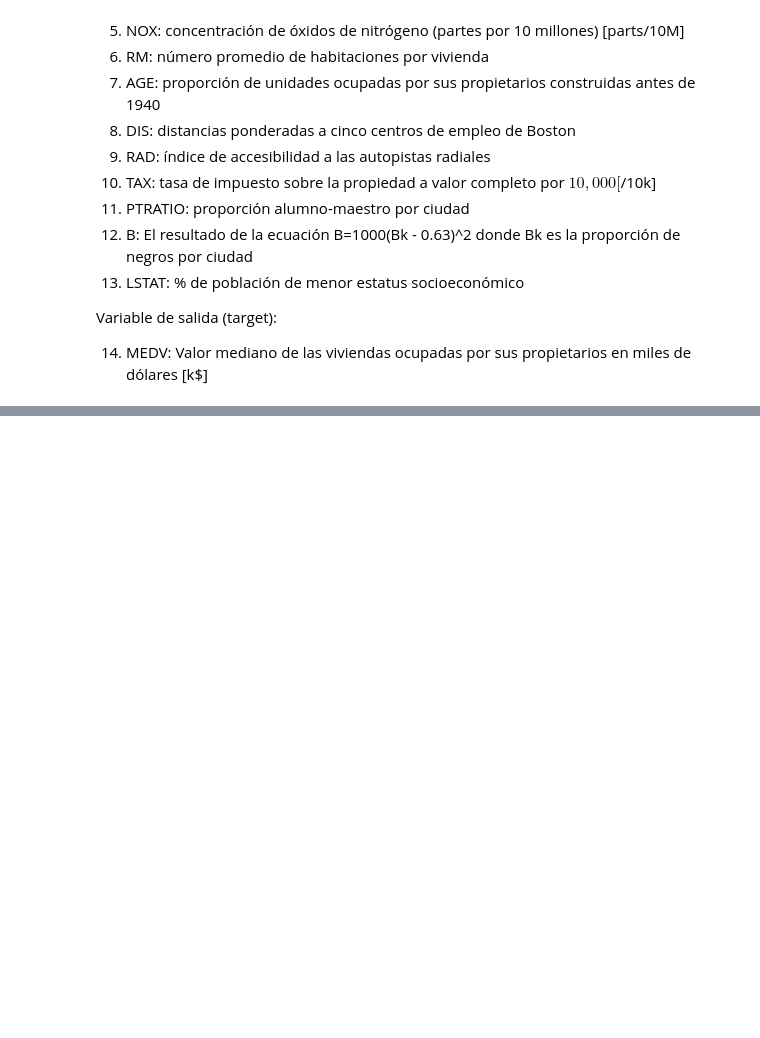
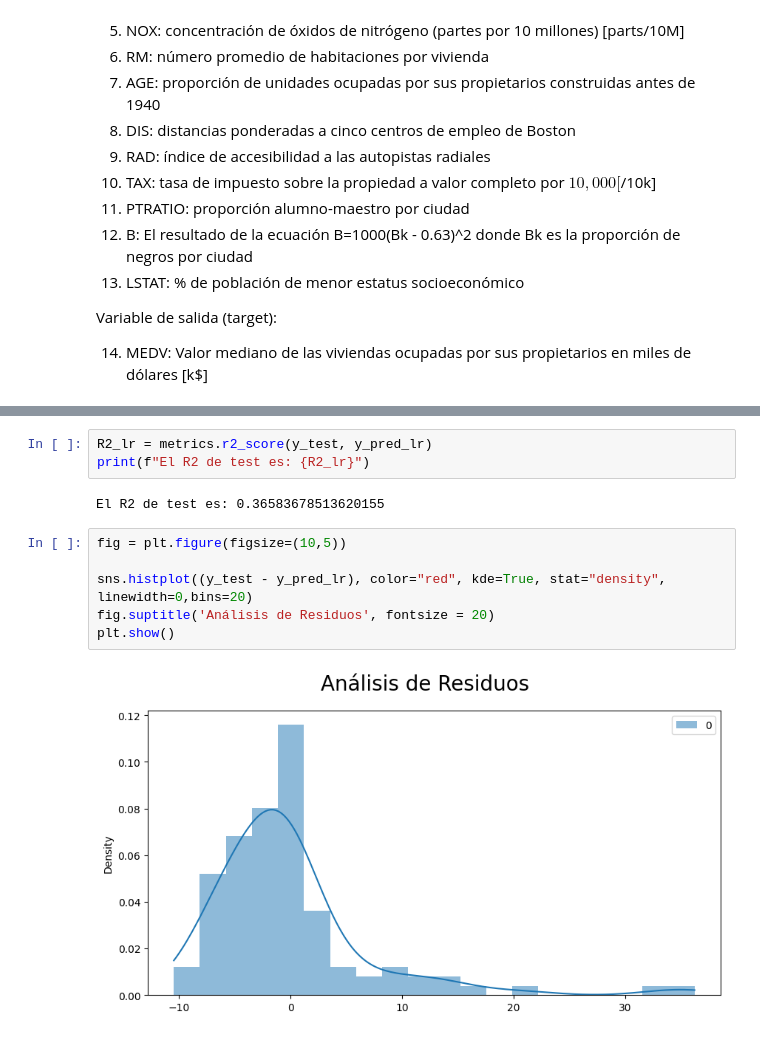
Before and after one commit to nacho-gonz/AA1-TUIA-Gonzalez-Noir, a Jupyter notebook: TP-regresion-AA1.ipynb, the cells around one changed output, grey strips where cells are left out. Saved outputs shown, nothing was run; the diff lists cells and outputs as text; blank space fills up the shorter version.

```diff
--- a/TP-regresion-AA1.ipynb
+++ b/TP-regresion-AA1.ipynb
@@ -202,0 +233,13 @@ plt.show()
+# %%
+R2_lr = metrics.r2_score(y_test, y_pred_lr)
+print(f"El R2 de test es: {R2_lr}")
+# %% [output]
+El R2 de test es: 0.36583678513620155
+# %%
+fig = plt.figure(figsize=(10,5))
+
+sns.histplot((y_test - y_pred_lr), color="red", kde=True, stat="density", linewidth=0,bins=20)
+fig.suptitle('Análisis de Residuos', fontsize = 20)
+plt.show()
+# %% [output]
+[figure, added]
```
Also changed, not shown: parts of 74 cells of this notebook, 2 other files.
